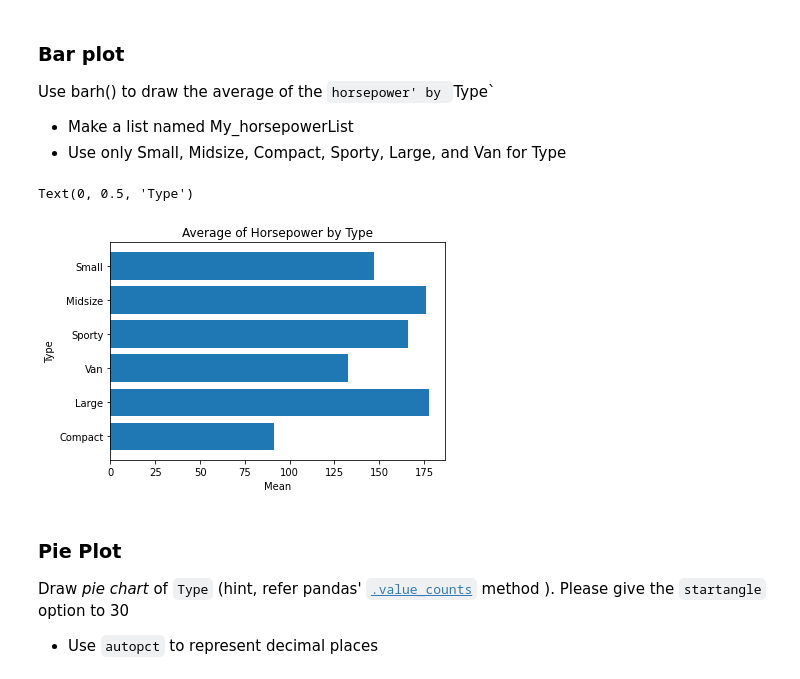
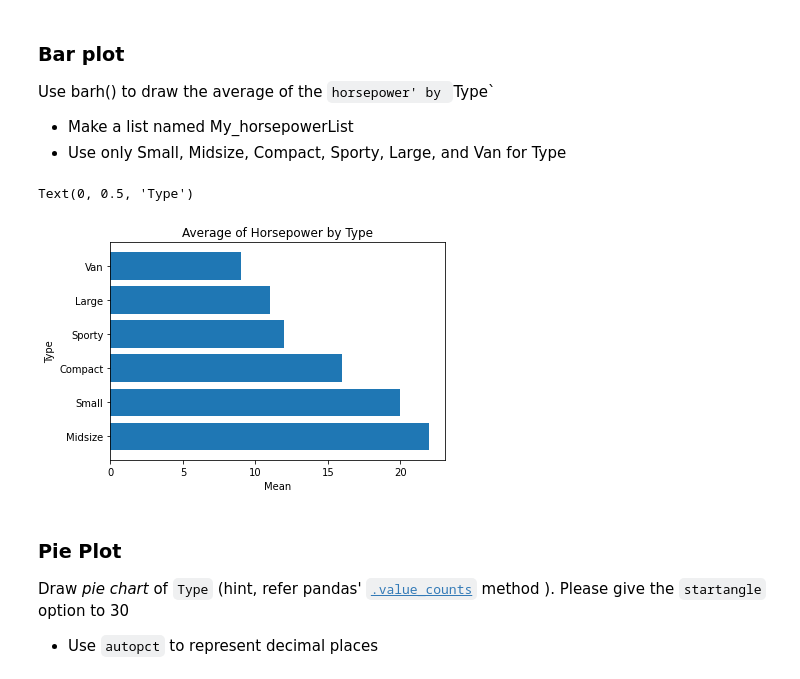
Before and after one commit to KangHyup/DataAnalysisProgramming, a Jupyter notebook: lecture4_ipynb의_사본.ipynb, the cells around one changed output. Saved outputs shown, nothing was run; the diff lists cells and outputs as text; code cells hidden in the pictures.

```diff
--- a/lecture4_ipynb의_사본.ipynb
+++ b/lecture4_ipynb의_사본.ipynb
@@ -81,0 +65,3 @@ df_sample
+# %%
+df_sample = pd.concat([df['Type'],df['Horsepower']],axis = 1).dropna()
+df_sample
@@ -100,24 +100,24 @@ Use barh() to draw the average of the `horsepower' by `Type`
 # %%
 TypeList=list(set(df['Type'].dropna().values))
 
 # Make List
 My_HorsepowerList=[
    df_sample[df_sample['Type'] == 'small']["Horsepower"].mean(), #타입이 small인것들의 마력을 뽑아 평균추출
    df_sample[df_sample['Type'] == 'Midsize']["Horsepower"].mean(),
    df_sample[df_sample['Type'] == 'Compact']["Horsepower"].mean(),
    df_sample[df_sample['Type'] == 'Sporty']["Horsepower"].mean(),
    df_sample[df_sample['Type'] == 'Large']["Horsepower"].mean(),
    df_sample[df_sample['Type'] == 'Van']["Horsepower"].mean()
 
 ]
 # Draw plot
-plt.bar(TypeList)
+plt.barh(df['Type'].value_counts().index,df['Type'].value_counts().values)
 plt.title('Average of Horsepower by Type')
 plt.xlabel('Mean')
 plt.ylabel('Type')
 # %% [output]
 Text(0, 0.5, 'Type')
-[figure, old version]
+[figure, new version]
 # %% [markdown]
 ### Pie Plot
 
```
Also changed, not shown: parts of 7 cells of this notebook.
